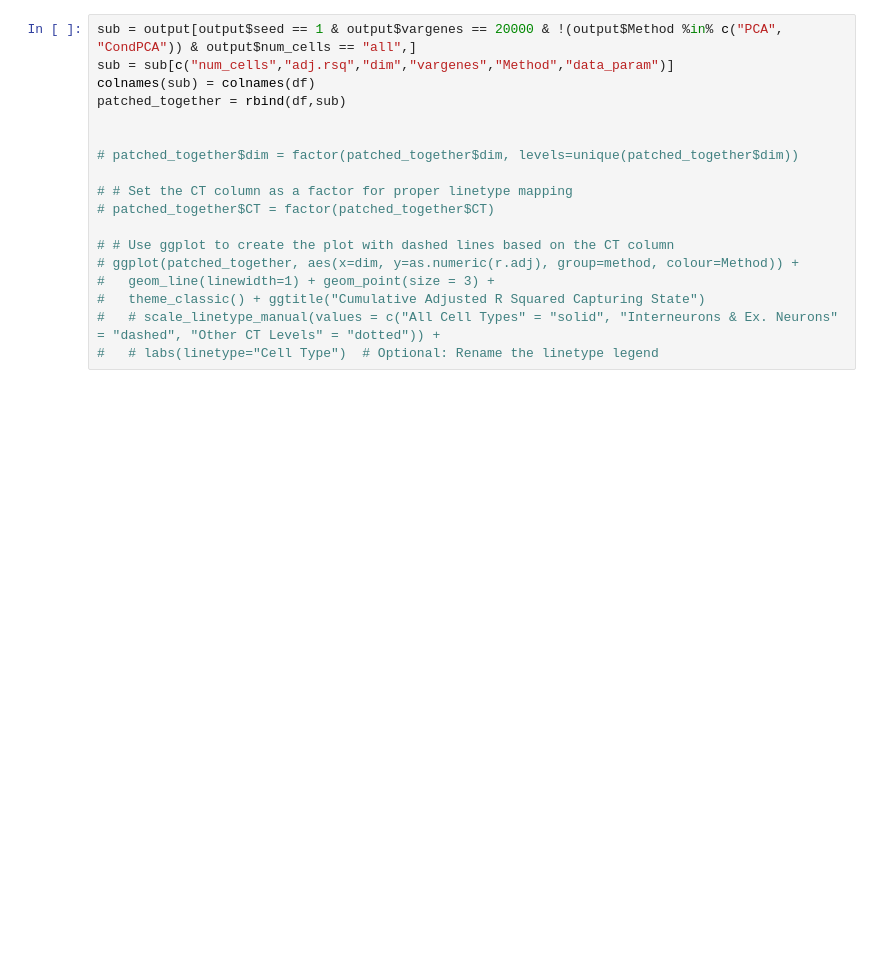
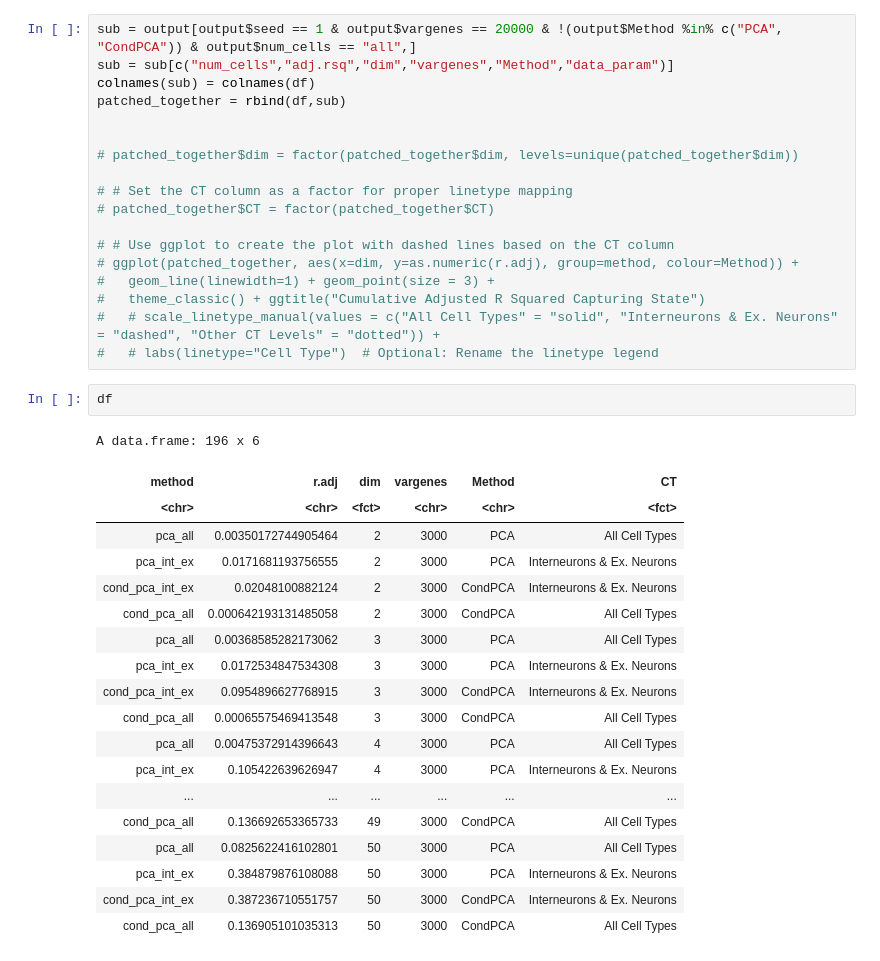
Before and after one commit to carversh/condPCA, a Jupyter notebook: Light_Hvratin/figures/Fig2_cumulative_R_sq.ipynb, the cells around one changed output. Drawn from its saved outputs; the diff is of its cells as text; blank space fills up the shorter version.

```diff
--- a/Light_Hvratin/figures/Fig2_cumulative_R_sq.ipynb
+++ b/Light_Hvratin/figures/Fig2_cumulative_R_sq.ipynb
@@ -152,3 +164,25 @@ patched_together = rbind(df,sub)
 #   theme_classic() + ggtitle("Cumulative Adjusted R Squared Capturing State")
 #   # scale_linetype_manual(values = c("All Cell Types" = "solid", "Interneurons & Ex. Neurons" = "dashed", "Other CT Levels" = "dotted")) +
 #   # labs(linetype="Cell Type")  # Optional: Rename the linetype legend
+# %%
+df
+# %% [output]
+A data.frame: 196 x 6
+| method | r.adj | dim | vargenes | Method | CT |
+| <chr> | <chr> | <fct> | <chr> | <chr> | <fct> |
+| pca_all | 0.00350172744905464 | 2 | 3000 | PCA | All Cell Types |
+| pca_int_ex | 0.0171681193756555 | 2 | 3000 | PCA | Interneurons & Ex. Neurons |
+| cond_pca_int_ex | 0.02048100882124 | 2 | 3000 | CondPCA | Interneurons & Ex. Neurons |
+| cond_pca_all | 0.000642193131485058 | 2 | 3000 | CondPCA | All Cell Types |
+| pca_all | 0.00368585282173062 | 3 | 3000 | PCA | All Cell Types |
+| pca_int_ex | 0.0172534847534308 | 3 | 3000 | PCA | Interneurons & Ex. Neurons |
+| cond_pca_int_ex | 0.0954896627768915 | 3 | 3000 | CondPCA | Interneurons & Ex. Neurons |
+| cond_pca_all | 0.00065575469413548 | 3 | 3000 | CondPCA | All Cell Types |
+| pca_all | 0.00475372914396643 | 4 | 3000 | PCA | All Cell Types |
+| pca_int_ex | 0.105422639626947 | 4 | 3000 | PCA | Interneurons & Ex. Neurons |
+| ... | ... | ... | ... | ... | ... |
+| cond_pca_all | 0.136692653365733 | 49 | 3000 | CondPCA | All Cell Types |
+| pca_all | 0.0825622416102801 | 50 | 3000 | PCA | All Cell Types |
+| pca_int_ex | 0.384879876108088 | 50 | 3000 | PCA | Interneurons & Ex. Neurons |
+| cond_pca_int_ex | 0.387236710551757 | 50 | 3000 | CondPCA | Interneurons & Ex. Neurons |
+| cond_pca_all | 0.136905101035313 | 50 | 3000 | CondPCA | All Cell Types |
```
Also changed, not shown: parts of 2 cells of this notebook, 1 other file.
